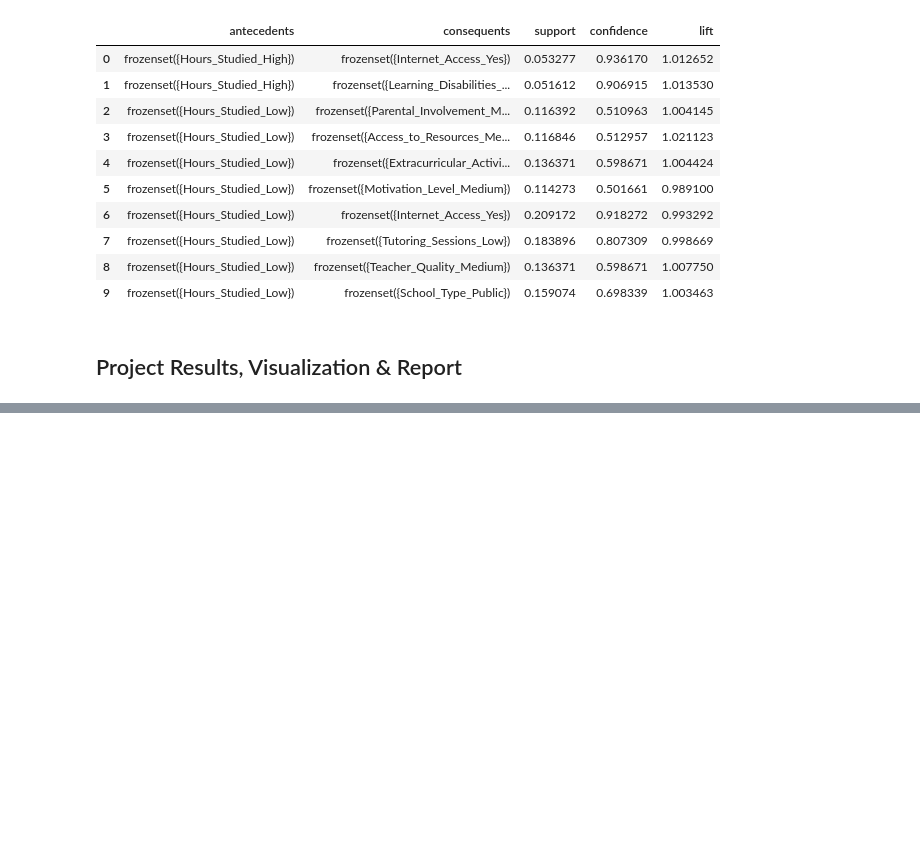
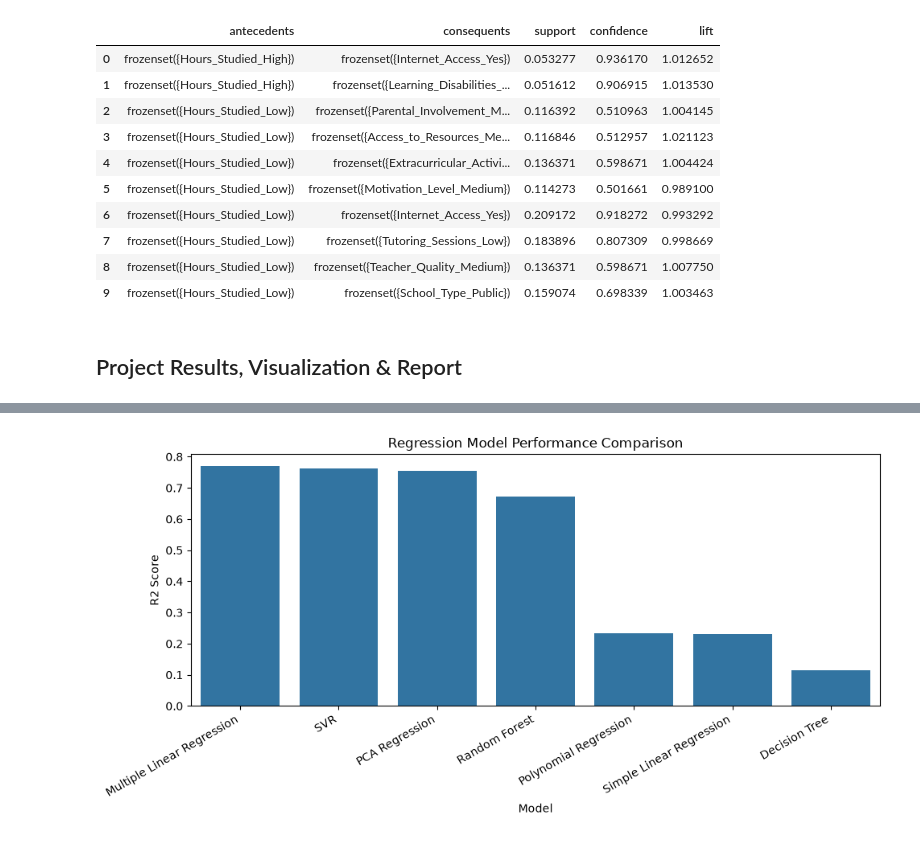
Before and after one commit to mdraihanmostafa746-coder/Student-Academic-Performance-Analysis-and-Prediction, a Jupyter notebook: notebooks/student_performance_analysis.ipynb, the cells around one changed output, grey strips where cells are left out. Cells and saved outputs as stored; diff of their text form; code cells hidden in the pictures; blank space fills up the shorter version.

Commit message:
Complete Student Academic Performance Analysis and Prediction project

```diff
--- a/notebooks/student_performance_analysis.ipynb
+++ b/notebooks/student_performance_analysis.ipynb
@@ -1334,3 +1334,16 @@ rules[['antecedents', 'consequents', 'support', 'confidence', 'lift']].head(10)
 | 9 | frozenset({Hours_Studied_Low}) | frozenset({School_Type_Public}) | 0.159074 | 0.698339 | 1.003463 |
 # %% [markdown]
 ## Project Results, Visualization & Report
+# %%
+final_results = pd.concat(
+    [comparison, advanced_comparison, pca_comparison],
+    ignore_index=True
+)
+
+final_results = final_results.drop_duplicates(subset='Model')
+
+final_results = final_results.sort_values(
+    by='R2 Score', ascending=False
+)
+
+final_results
@@ -1336,0 +1359,15 @@ rules[['antecedents', 'consequents', 'support', 'confidence', 'lift']].head(10)
+# %%
+plt.figure(figsize=(10, 5))
+
+sns.barplot(
+    data=final_results,
+    x='Model',
+    y='R2 Score'
+)
+
+plt.title("Regression Model Performance Comparison")
+plt.xticks(rotation=30, ha='right')
+plt.tight_layout()
+plt.show()
+# %% [output]
+[figure, added]
```
Also changed, not shown: parts of 3 cells of this notebook, 2 other files.
